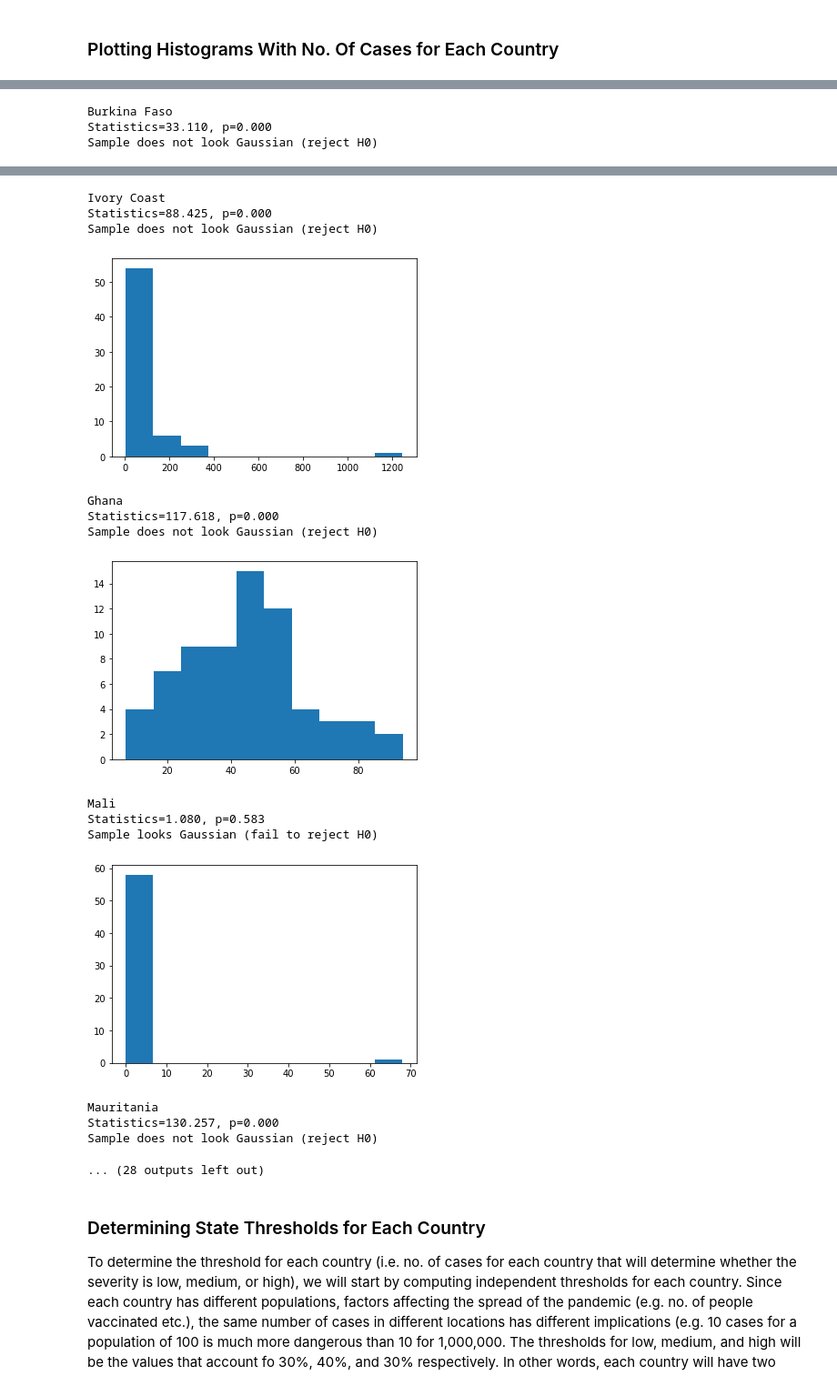
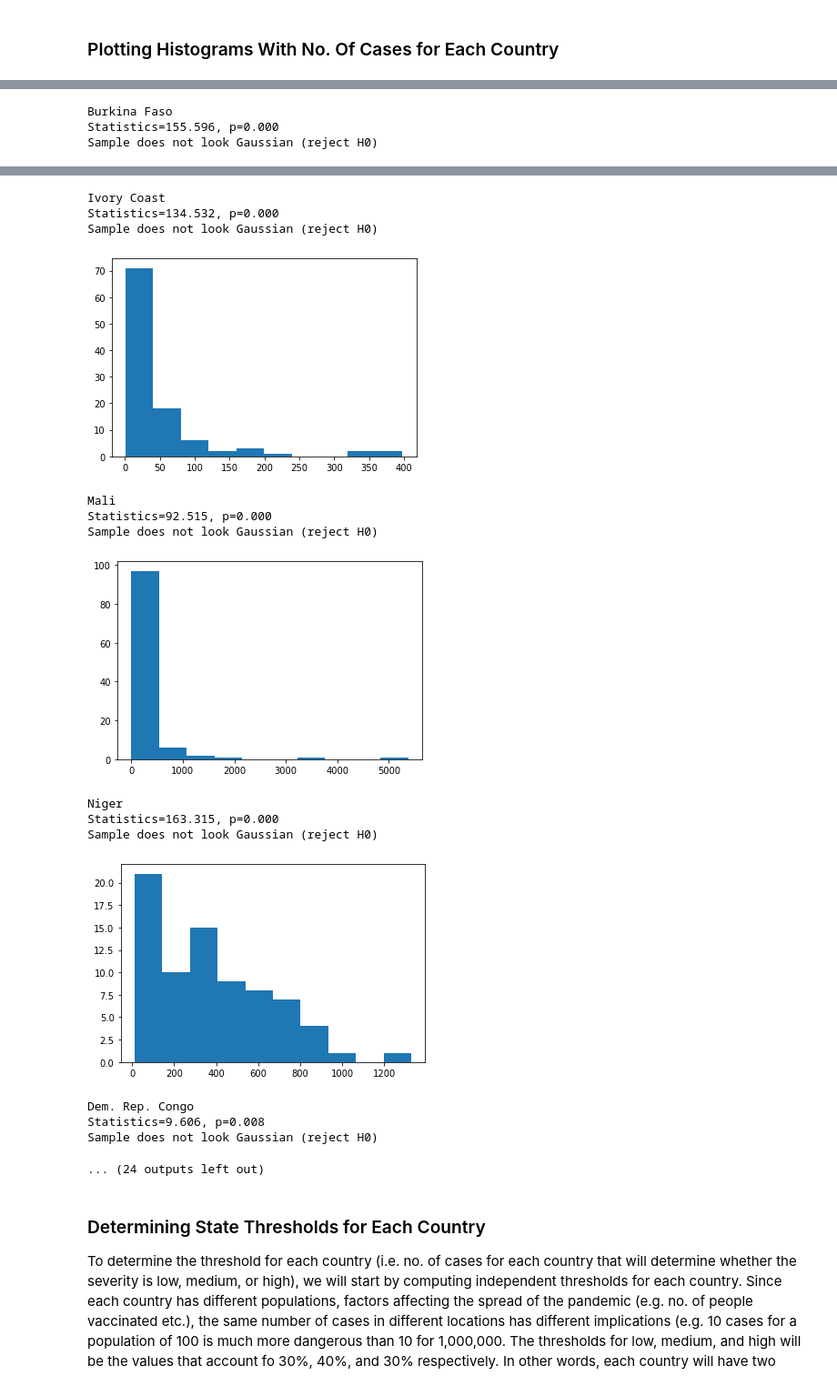
Before and after one commit to amirgamil/Meningitis-Analysis, a Jupyter notebook: Code/data_preprocessing.ipynb, the cells around one changed output, grey strips where cells are left out. Shown: that part at 91% size. Cells and saved outputs as stored; diff of their text form; code cells hidden in the pictures.

```diff
--- a/Code/data_preprocessing.ipynb
+++ b/Code/data_preprocessing.ipynb
@@ -10,7 +10,10 @@ from sklearn.preprocessing import MinMaxScaler
 import random
 import copy
 # %%
-data = pd.read_csv("../Current_Data/New_data_updated_names.csv", usecols=['Country','Date','Cases','Deaths','Summary'],
+# previously loaded data from 2013 - 2019 - now running on new data from 2005 to 2019
+# data = pd.read_csv("../Current_Data/New_data_updated_names.csv", usecols=['Country','Date','Cases','Deaths','Summary'],
+#                   parse_dates=["Date"])
+data = pd.read_csv("../Current_Data/data2005to2019.csv", usecols=['Country','Date','Cases','Deaths','Summary'],
                   parse_dates=["Date"])
 data.head()
 # %% [output]
@@ -172,7 +167,7 @@ threshold_dict: countries as keys and list representing the 30th and 70th percen
 def time_series_to_dict(df, thresholds_needed=False):
     data_dict = {}
     threshold_dict = {}
-    for i in range(2014, 2020):
+    for i in range(2005, 2020):
         curr_yr = df.loc[df.Date.dt.year == i]
         countries_list=list(curr_yr["Country"].unique())
         for country in countries_list:
@@ -216,3 +211,3 @@ Sample does not look Gaussian (reject H0)
 Burkina Faso
-Statistics=33.110, p=0.000
+Statistics=155.596, p=0.000
 Sample does not look Gaussian (reject H0)
@@ -220,19 +215,19 @@ Sample does not look Gaussian (reject H0)
 Ivory Coast
-Statistics=88.425, p=0.000
+Statistics=134.532, p=0.000
 Sample does not look Gaussian (reject H0)
-[figure, old version]
+[figure, new version]
-Ghana
-Statistics=117.618, p=0.000
+Mali
+Statistics=92.515, p=0.000
 Sample does not look Gaussian (reject H0)
-[figure, old version]
+[figure, new version]
-Mali
-Statistics=1.080, p=0.583
-Sample looks Gaussian (fail to reject H0)
+Niger
+Statistics=163.315, p=0.000
+Sample does not look Gaussian (reject H0)
-[figure, old version]
+[figure, new version]
-Mauritania
-Statistics=130.257, p=0.000
+Dem. Rep. Congo
+Statistics=9.606, p=0.008
 Sample does not look Gaussian (reject H0)
-... (28 outputs left out)
+... (24 outputs left out)
 # %% [markdown]
 ### Determining State Thresholds for Each Country
 To determine the threshold for each country (i.e. no. of cases for each country that will determine whether the severity is low, medium, or high), we will start by computing independent thresholds for each country. Since each country has different populations, factors affecting the spread of the pandemic (e.g. no. of people vaccinated etc.), the same number of cases in different locations has different implications (e.g. 10 cases for a population of 100 is much more dangerous than 10 for 1,000,000. The thresholds for low, medium, and high will be the values that account fo 30%, 40%, and 30% respectively. In other words, each country will have two thresholds at the 30th and 70th and percentiles (calculated from the time_series_to_dict function above).
```
Also changed, not shown: parts of 9 cells of this notebook, 2 other files.
